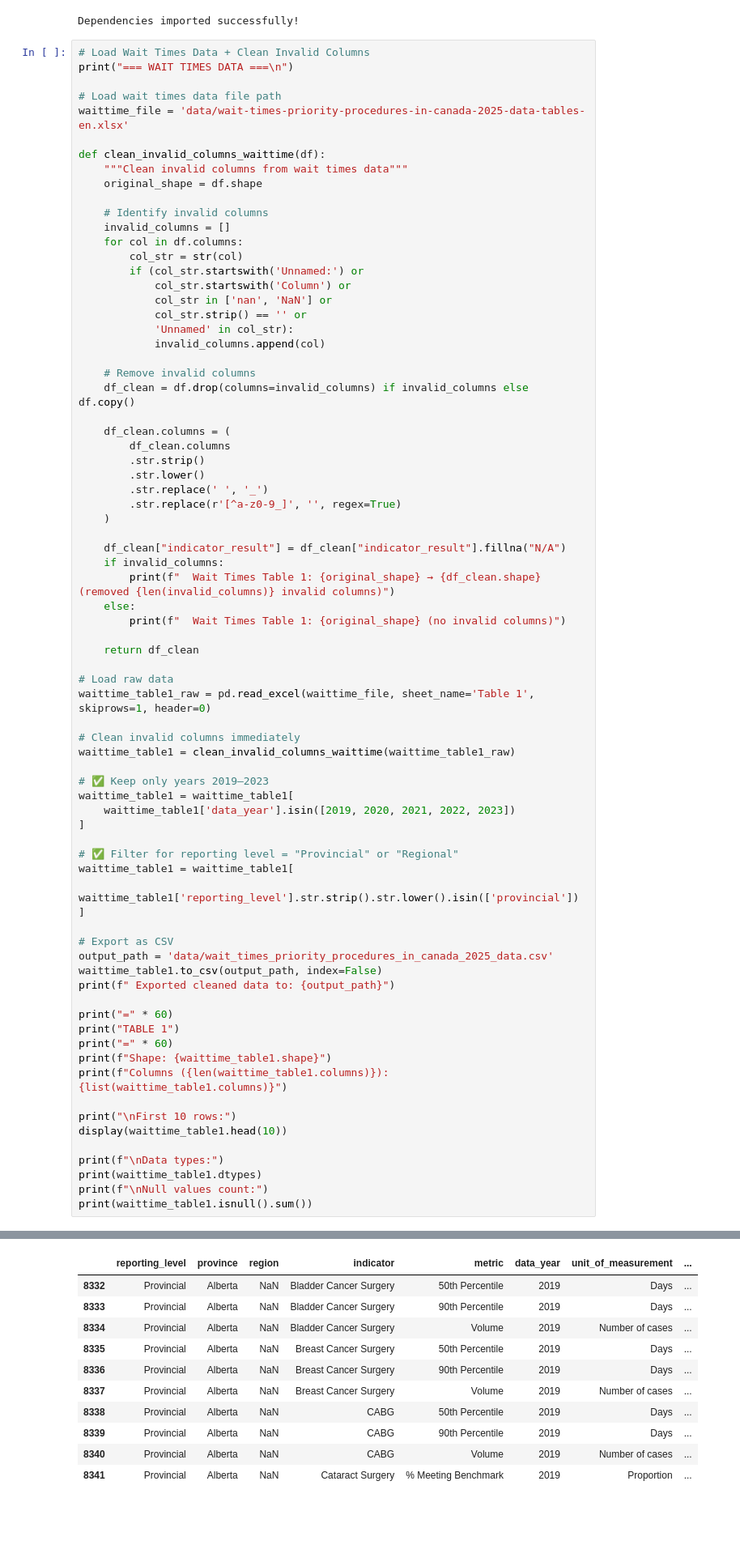
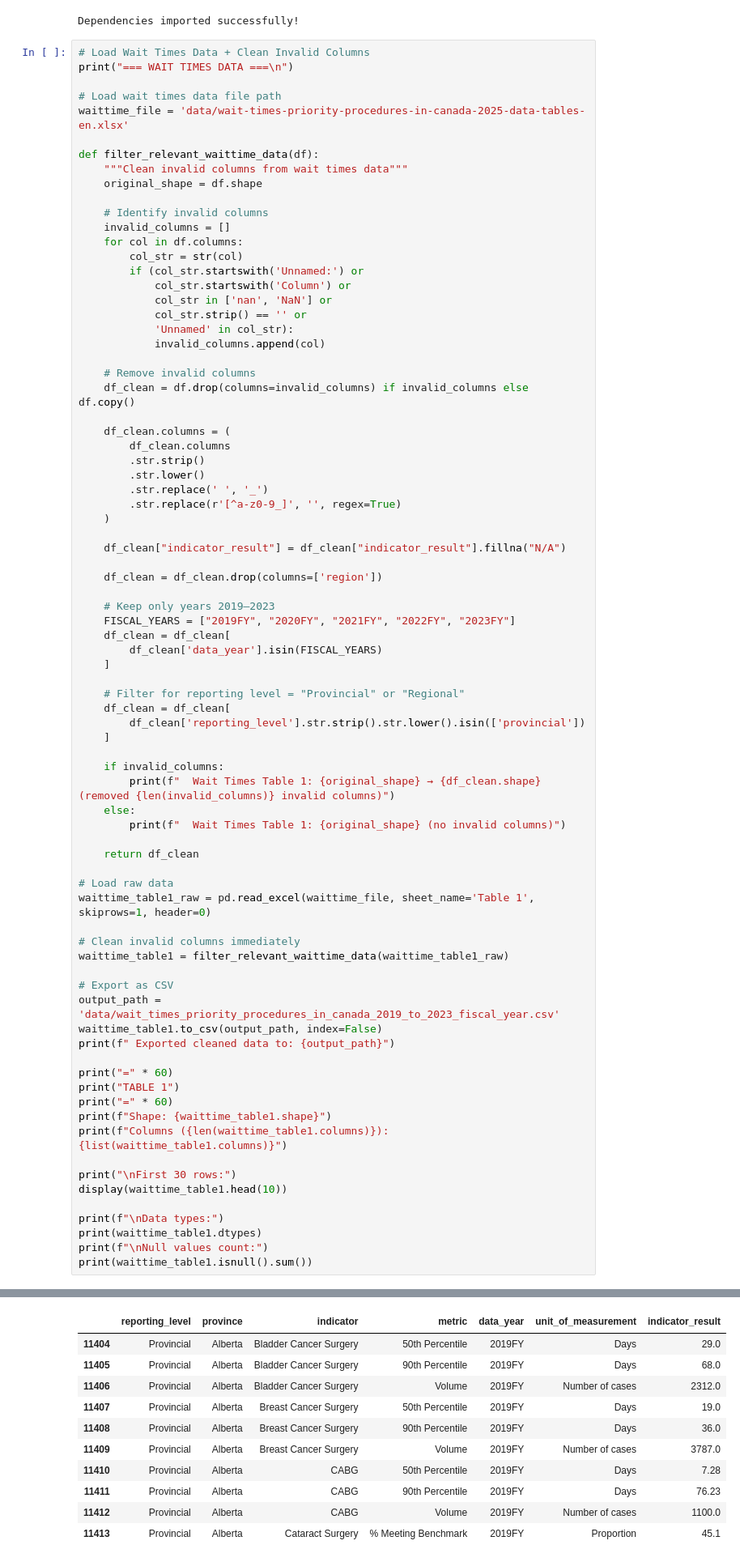
Before and after one commit to Simpcyclassy/priority-care-modeling, a Jupyter notebook: table_cleaning.ipynb, the cells around one changed output, grey strips where cells are left out. Shown at 81% size. Cells and saved outputs as stored; diff of their text form; blank space fills up the shorter version.

Commit message:
Filtered Data by Fiscal Year (#4)

```diff
--- a/table_cleaning.ipynb
+++ b/table_cleaning.ipynb
@@ -29,7 +29,7 @@ print("=== WAIT TIMES DATA ===\n")
 # Load wait times data file path
 waittime_file = 'data/wait-times-priority-procedures-in-canada-2025-data-tables-en.xlsx'
 
-def clean_invalid_columns_waittime(df):
+def filter_relevant_waittime_data(df):
     """Clean invalid columns from wait times data"""
     original_shape = df.shape
 
@@ -56,6 +56,20 @@ def clean_invalid_columns_waittime(df):
     )
 
     df_clean["indicator_result"] = df_clean["indicator_result"].fillna("N/A")
+
+    df_clean = df_clean.drop(columns=['region'])
+
+    # Keep only years 2019–2023
+    FISCAL_YEARS = ["2019FY", "2020FY", "2021FY", "2022FY", "2023FY"]
+    df_clean = df_clean[
+        df_clean['data_year'].isin(FISCAL_YEARS)
+    ]
+
+    # Filter for reporting level = "Provincial" or "Regional"
+    df_clean = df_clean[
+        df_clean['reporting_level'].str.strip().str.lower().isin(['provincial'])
+    ]
+
     if invalid_columns:
         print(f"  Wait Times Table 1: {original_shape} → {df_clean.shape} (removed {len(invalid_columns)} invalid columns)")
     else:
@@ -67,20 +81,10 @@ def clean_invalid_columns_waittime(df):
 waittime_table1_raw = pd.read_excel(waittime_file, sheet_name='Table 1', skiprows=1, header=0)
 
 # Clean invalid columns immediately
-waittime_table1 = clean_invalid_columns_waittime(waittime_table1_raw)
-
-# ✅ Keep only years 2019–2023
-waittime_table1 = waittime_table1[
-    waittime_table1['data_year'].isin([2019, 2020, 2021, 2022, 2023])
-]
-
-# ✅ Filter for reporting level = "Provincial" or "Regional"
-waittime_table1 = waittime_table1[
-    waittime_table1['reporting_level'].str.strip().str.lower().isin(['provincial'])
-]
+waittime_table1 = filter_relevant_waittime_data(waittime_table1_raw)
 
 # Export as CSV
-output_path = 'data/wait_times_priority_procedures_in_canada_2025_data.csv'
+output_path = 'data/wait_times_priority_procedures_in_canada_2019_to_2023_fiscal_year.csv'
 waittime_table1.to_csv(output_path, index=False)
 print(f" Exported cleaned data to: {output_path}")
 
@@ -90,7 +94,7 @@ print("=" * 60)
 print(f"Shape: {waittime_table1.shape}")
 print(f"Columns ({len(waittime_table1.columns)}): {list(waittime_table1.columns)}")
 
-print("\nFirst 10 rows:")
+print("\nFirst 30 rows:")
 display(waittime_table1.head(10))
 
 print(f"\nData types:")
@@ -112,14 +116,14 @@ First 10 rows:
-|  | reporting_level | province | region | indicator | metric | data_year | unit_of_measurement | ... |
-| 8332 | Provincial | Alberta | NaN | Bladder Cancer Surgery | 50th Percentile | 2019 | Days | ... |
-| 8333 | Provincial | Alberta | NaN | Bladder Cancer Surgery | 90th Percentile | 2019 | Days | ... |
-| 8334 | Provincial | Alberta | NaN | Bladder Cancer Surgery | Volume | 2019 | Number of cases | ... |
-| 8335 | Provincial | Alberta | NaN | Breast Cancer Surgery | 50th Percentile | 2019 | Days | ... |
-| 8336 | Provincial | Alberta | NaN | Breast Cancer Surgery | 90th Percentile | 2019 | Days | ... |
-| 8337 | Provincial | Alberta | NaN | Breast Cancer Surgery | Volume | 2019 | Number of cases | ... |
-| 8338 | Provincial | Alberta | NaN | CABG | 50th Percentile | 2019 | Days | ... |
-| 8339 | Provincial | Alberta | NaN | CABG | 90th Percentile | 2019 | Days | ... |
-| 8340 | Provincial | Alberta | NaN | CABG | Volume | 2019 | Number of cases | ... |
-| 8341 | Provincial | Alberta | NaN | Cataract Surgery | % Meeting Benchmark | 2019 | Proportion | ... |
+|  | reporting_level | province | indicator | metric | data_year | unit_of_measurement | indicator_result |
+| 11404 | Provincial | Alberta | Bladder Cancer Surgery | 50th Percentile | 2019FY | Days | 29.0 |
+| 11405 | Provincial | Alberta | Bladder Cancer Surgery | 90th Percentile | 2019FY | Days | 68.0 |
+| 11406 | Provincial | Alberta | Bladder Cancer Surgery | Volume | 2019FY | Number of cases | 2312.0 |
+| 11407 | Provincial | Alberta | Breast Cancer Surgery | 50th Percentile | 2019FY | Days | 19.0 |
+| 11408 | Provincial | Alberta | Breast Cancer Surgery | 90th Percentile | 2019FY | Days | 36.0 |
+| 11409 | Provincial | Alberta | Breast Cancer Surgery | Volume | 2019FY | Number of cases | 3787.0 |
+| 11410 | Provincial | Alberta | CABG | 50th Percentile | 2019FY | Days | 7.28 |
+| 11411 | Provincial | Alberta | CABG | 90th Percentile | 2019FY | Days | 76.23 |
+| 11412 | Provincial | Alberta | CABG | Volume | 2019FY | Number of cases | 1100.0 |
+| 11413 | Provincial | Alberta | Cataract Surgery | % Meeting Benchmark | 2019FY | Proportion | 45.1 |
 Data types:
 reporting_level        object
 province               object
```
Also changed, not shown: parts of 2 cells of this notebook, 3 other files.
